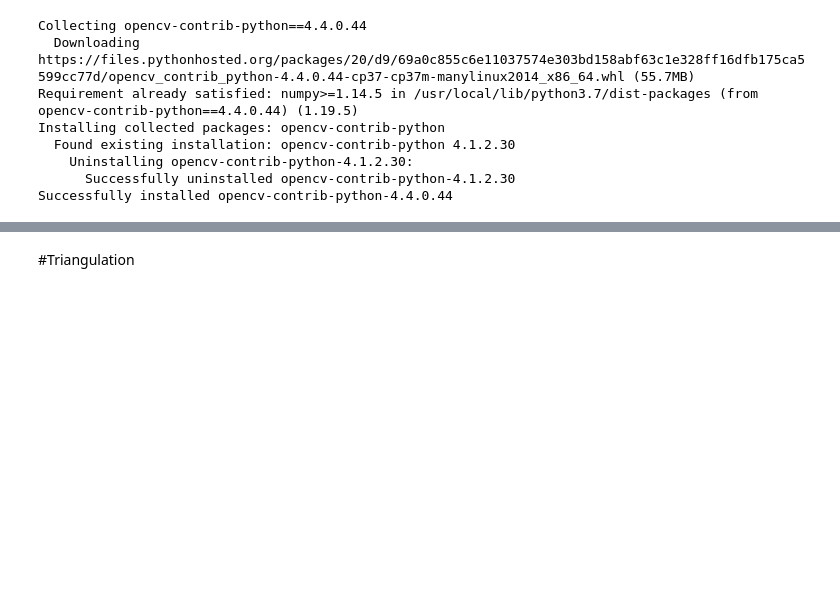
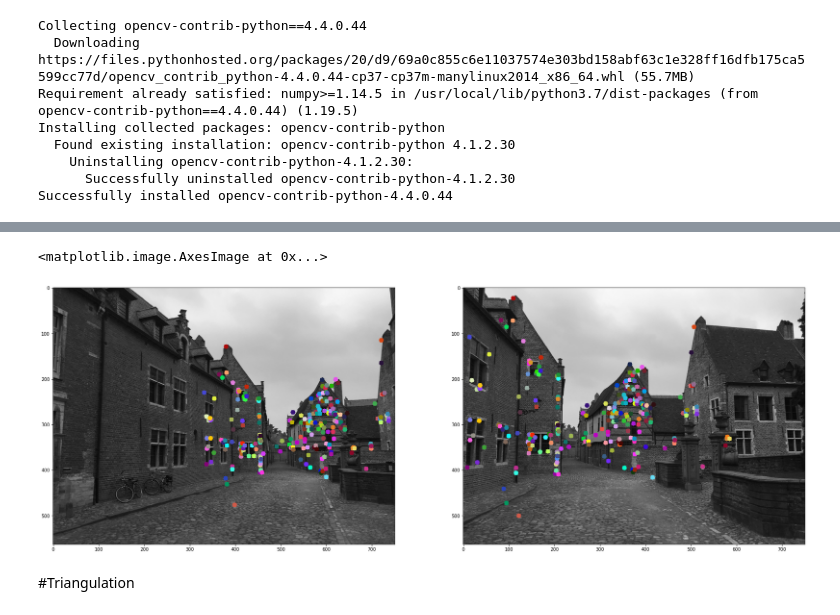
Before and after one commit to juanmed/epipolar_geometry, a Jupyter notebook: Epipolar_geometry.ipynb, the cells around one changed output, grey strips where cells are left out. Saved outputs shown, nothing was run; the diff lists cells and outputs as text; code cells hidden in the pictures; blank space fills up the shorter version.

```diff
--- a/Epipolar_geometry.ipynb
+++ b/Epipolar_geometry.ipynb
@@ -142,6 +151,17 @@ Translation: [[0.94952654]
 # %%
 pts1 = pts1[mask.ravel()>=1]
 pts2 = pts2[mask.ravel()>=1]
+# %%
+img6,img7 = drawPoints(img2,img1,pts2,pts1)
+
+fig = plt.figure(figsize=(30,30))
+ax1 = plt.subplot(1,2,1)
+ax2 = plt.subplot(1,2,2)
+ax1.imshow(img6)
+ax2.imshow(img7)
+# %% [output]
+<matplotlib.image.AxesImage at 0x...>
+[figure, added]
 # %% [markdown]
 #Triangulation
 # %%
```
Also changed, not shown: parts of 5 cells of this notebook.
